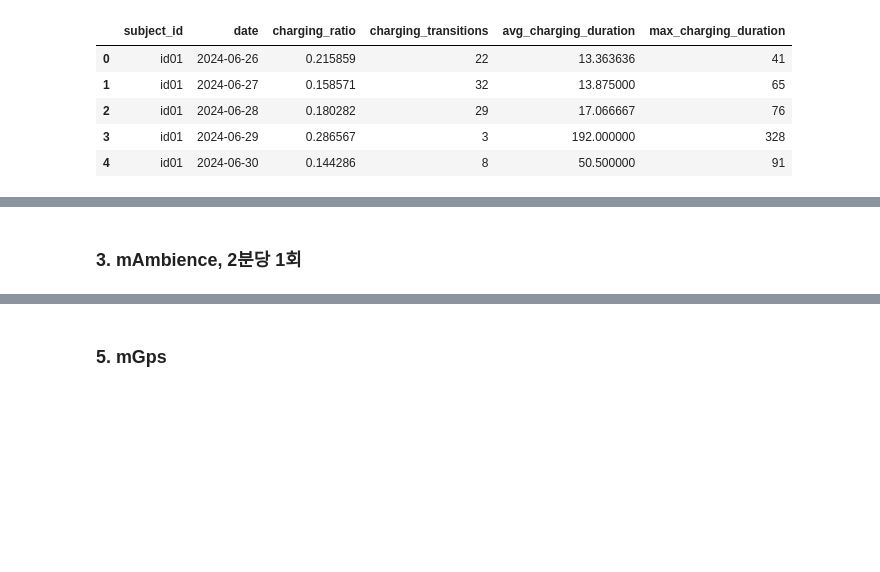
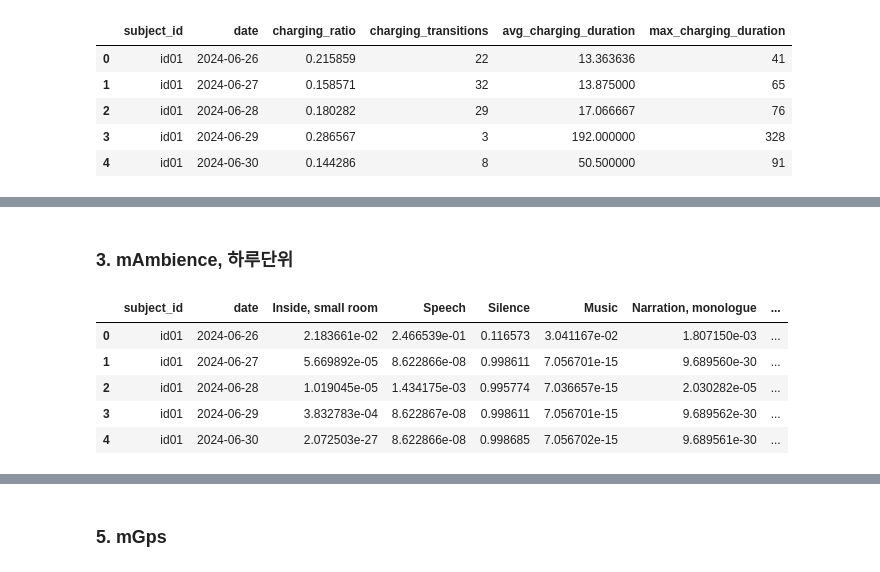
Before and after one commit to jihyeon602/ETRI_lifelog_dataset, a Jupyter notebook: ETRI_베이스라인하루.ipynb, the cells around one changed output, grey strips where cells are left out. Saved outputs shown, nothing was run; the diff lists cells and outputs as text; code cells hidden in the pictures; blank space fills up the shorter version.

```diff
--- a/ETRI_베이스라인하루.ipynb
+++ b/ETRI_베이스라인하루.ipynb
@@ -144,2 +208,2 @@ input2 = pd.concat([input2[['subject_id', 'timestamp']], activity_ohe], axis=1)
 # %% [markdown]
-### 3. mAmbience, 2분당 1회
+### 3. mAmbience, 하루단위
@@ -184,0 +210,49 @@ input3 = pd.concat([input3[['subject_id', 'timestamp']], amb_pca_df], axis=1)
+# %%
+# 1. 파일 경로
+data_item = "mAmbience"  # 주변 소음 데이터
+input3 = pd.read_parquet(os.path.join(challenge2025_dataset_path, f"ch2025_{data_item}.parquet"))
+
+# 2. Top-10 라벨 정의
+top_10_labels = [
+    "Inside, small room", "Speech", "Silence", "Music",
+    "Narration, monologue", "Child speech, kid speaking",
+    "Conversation", "Speech synthesizer", "Shout", "Babbling"
+]
+
+# 3. Top-10 라벨 추출 함수
+def process_mAmbience_top10(df):
+    df = df.copy()
+    df['timestamp'] = pd.to_datetime(df['timestamp'])
+    df['date'] = df['timestamp'].dt.date
+
+    for label in top_10_labels + ['others']:
+        df[label] = 0.0
+
+    for idx, row in df.iterrows():
+        parsed = ast.literal_eval(row['m_ambience']) if isinstance(row['m_ambience'], str) else row['m_ambience']
+        others_prob = 0.0
+        for label, prob in parsed:
+            prob = float(prob)
+            if label in top_10_labels:
+                df.at[idx, label] = prob
+            else:
+                others_prob += prob
+        df.at[idx, 'others'] = others_prob
+
+    return df.drop(columns=['m_ambience'])
+
+# 4. 적용
+input3 = process_mAmbience_top10(input3)
+
+# 5. 하루 단위 요약
+prob_cols = [col for col in input3.columns if col not in ['subject_id', 'timestamp', 'date']]
+input3_daily = input3.groupby(['subject_id', 'date'])[prob_cols].mean().reset_index()
+# %%
+input3_daily.head()
+# %% [output]
+|  | subject_id | date | Inside, small room | Speech | Silence | Music | Narration, monologue | ... |
+| 0 | id01 | 2024-06-26 | 2.183661e-02 | 2.466539e-01 | 0.116573 | 3.041167e-02 | 1.807150e-03 | ... |
+| 1 | id01 | 2024-06-27 | 5.669892e-05 | 8.622866e-08 | 0.998611 | 7.056701e-15 | 9.689560e-30 | ... |
+| 2 | id01 | 2024-06-28 | 1.019045e-05 | 1.434175e-03 | 0.995774 | 7.036657e-15 | 2.030282e-05 | ... |
+| 3 | id01 | 2024-06-29 | 3.832783e-04 | 8.622867e-08 | 0.998611 | 7.056701e-15 | 9.689562e-30 | ... |
+| 4 | id01 | 2024-06-30 | 2.072503e-27 | 8.622866e-08 | 0.998685 | 7.056702e-15 | 9.689561e-30 | ... |
```
Also changed, not shown: parts of 76 cells of this notebook.
